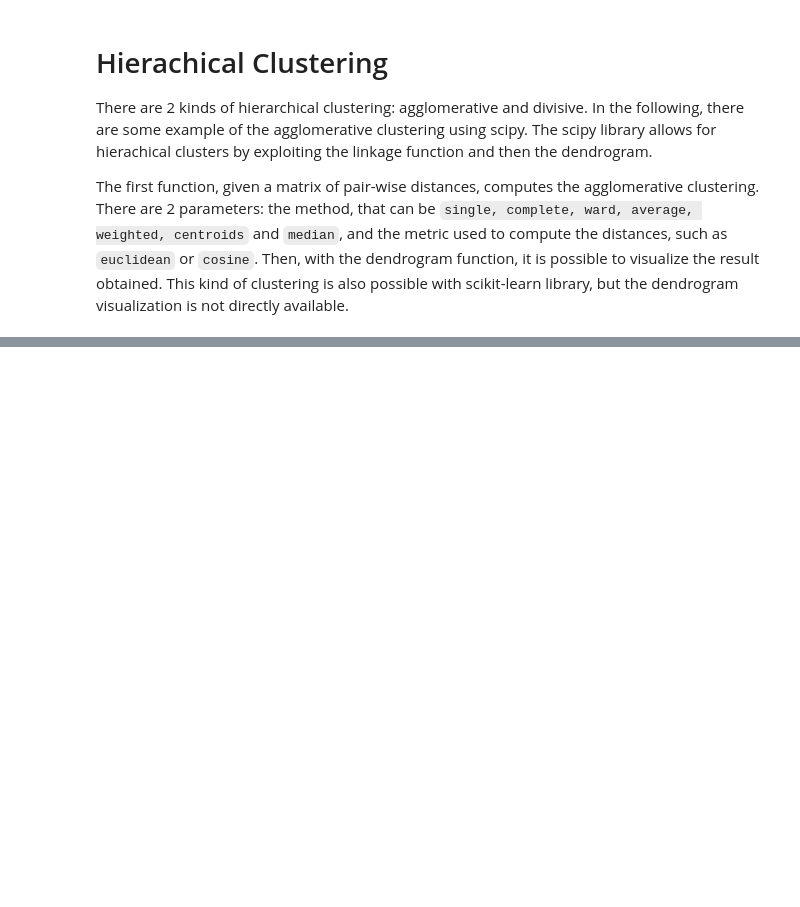
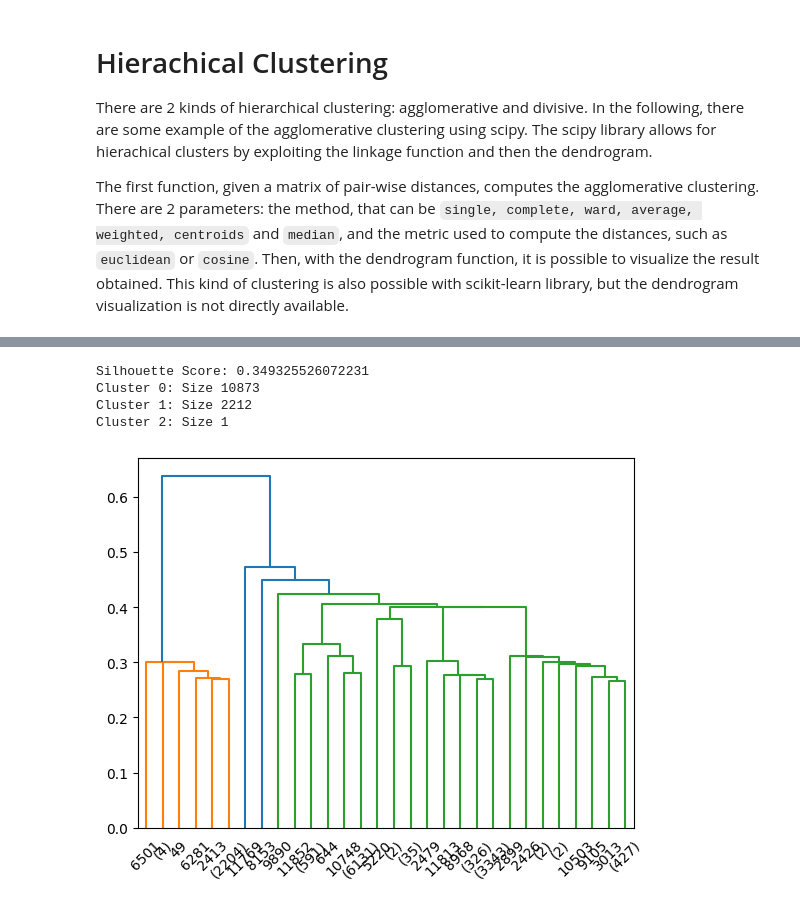
Before and after one commit to TheDarkPyotr/DataMining2023, a Jupyter notebook: source/Task2 - Clustering Analysis/Task2_Clustering_Analysis _Hierarchical_Clustering.ipynb, the cells around one changed output, grey strips where cells are left out. Saved outputs shown, nothing was run; the diff lists cells and outputs as text; code cells hidden in the pictures; blank space fills up the shorter version.

Commit message:
final on hierarchical clustering

```diff
--- a/source/Task2 - Clustering Analysis/Task2_Clustering_Analysis _Hierarchical_Clustering.ipynb
+++ b/source/Task2 - Clustering Analysis/Task2_Clustering_Analysis _Hierarchical_Clustering.ipynb
@@ -75 +71,8 @@ df_ill_clustering = df_ill[cols_for_clustering]
+# %%
+df_ill = df_merged_clustering[df_merged_clustering['state']=='Illinois']
+#df_ill = df_ill[cols_for_clustering]
+df_ill_clustering = df_ill[cols_for_clustering]
+#df_ill_clustering['death_level'] = df_ill_clustering['death_level'].map({'No deaths': 0, 'Some deaths': 1, 'All deaths': 2})
+# %%
+state_dataset_dim = len(df_ill_clustering)
 # %%
@@ -141,7 +118,0 @@ res = dendrogram(data_link, truncate_mode='lastp')
-# %%
-#with sciki-learn you have to select the number of clusters you want
-from sklearn.cluster import AgglomerativeClustering
-
-cluster = AgglomerativeClustering(n_clusters=4, metric='euclidean', linkage='ward')
-cluster.fit_predict(df_ill_scaled)
-print(df_ill_pca.shape)
@@ -330,0 +119,8 @@ A column-vector y was passed when a 1d array was expected. Please change the sha
+# %%
+from scipy.cluster.hierarchy import dendrogram, linkage
+from scipy.spatial.distance import pdist
+
+import numpy as np
+
+random_indices = np.random.choice(df_ill_scaled.shape[0], state_dataset_dim, replace=False)
+subset_data = df_ill_scaled[random_indices]
@@ -330,0 +143,11 @@ A column-vector y was passed when a 1d array was expected. Please change the sha
+# %%
+data_dist = pdist(subset_data, metric='euclidean')
+data_link = linkage(data_dist, method='single', metric='euclidean')
+res = dendrogram(data_link, truncate_mode='lastp')
+cluster_labels, silhouette, clusters = cluster_and_analyze(df_ill_scaled, 'euclidean', 'single', 3)
+# %% [output]
+Silhouette Score: 0.349325526072231
+Cluster 0: Size 10873
+Cluster 1: Size 2212
+Cluster 2: Size 1
+[figure, added]
```
Also changed, not shown: parts of 53 cells of this notebook.
